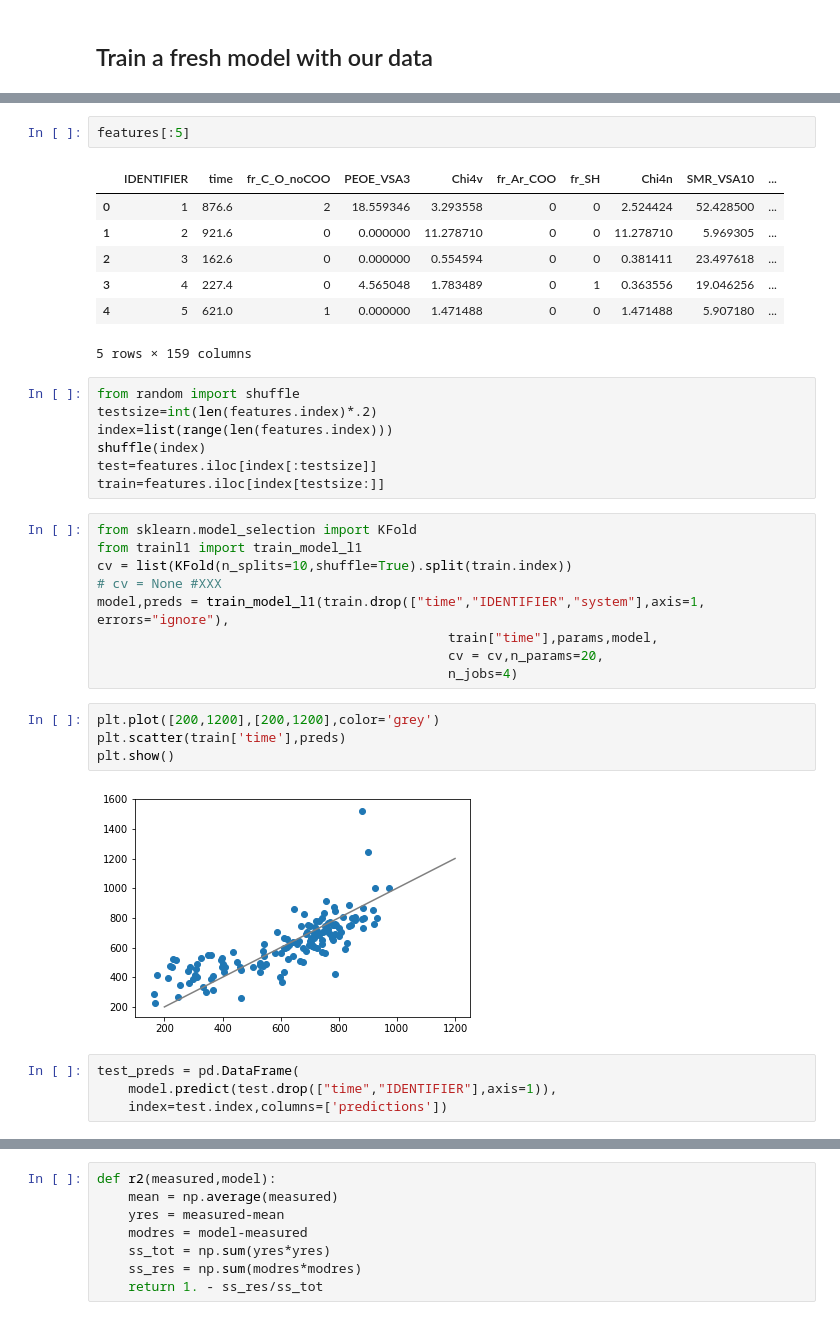
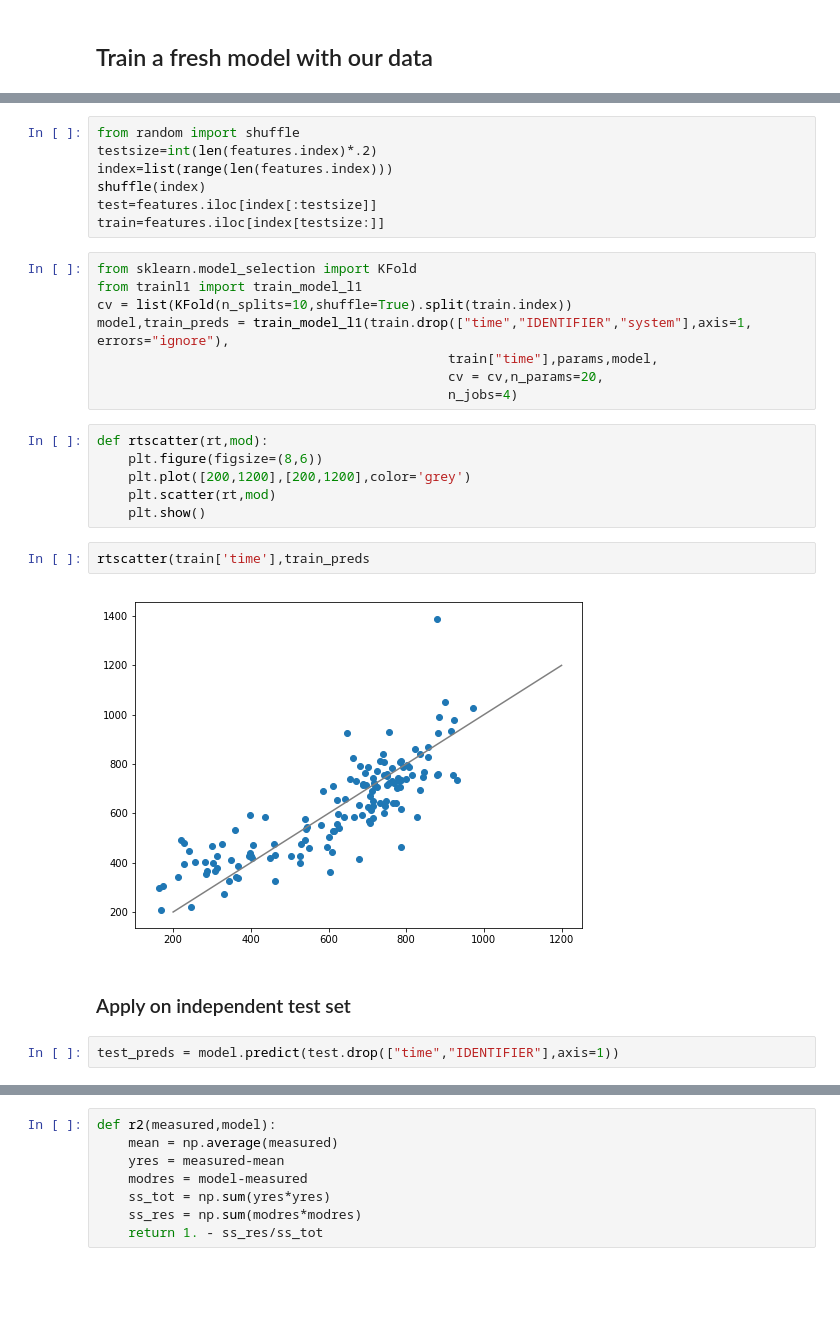
Before and after one commit to RECETOX/CALLC, a Jupyter notebook: sitola_9-21/callc.ipynb, the cells around one changed output, grey strips where cells are left out. Drawn from its saved outputs; the diff is of its cells as text; blank space fills up the shorter version.

```diff
--- a/sitola_9-21/callc.ipynb
+++ b/sitola_9-21/callc.ipynb
@@ -55,16 +64,6 @@ features = pd.read_csv(featf)[featn]
 features.shape
 # %% [output]
 (175, 159)
-# %%
-features[:5]
-# %% [output]
-|  | IDENTIFIER | time | fr_C_O_noCOO | PEOE_VSA3 | Chi4v | fr_Ar_COO | fr_SH | Chi4n | SMR_VSA10 | ... |
-| 0 | 1 | 876.6 | 2 | 18.559346 | 3.293558 | 0 | 0 | 2.524424 | 52.428500 | ... |
-| 1 | 2 | 921.6 | 0 | 0.000000 | 11.278710 | 0 | 0 | 11.278710 | 5.969305 | ... |
-| 2 | 3 | 162.6 | 0 | 0.000000 | 0.554594 | 0 | 0 | 0.381411 | 23.497618 | ... |
-| 3 | 4 | 227.4 | 0 | 4.565048 | 1.783489 | 0 | 1 | 0.363556 | 19.046256 | ... |
-| 4 | 5 | 621.0 | 1 | 0.000000 | 1.471488 | 0 | 0 | 1.471488 | 5.907180 | ... |
-5 rows × 159 columns
 # %%
 from random import shuffle
 testsize=int(len(features.index)*.2)
@@ -76,18 +75,21 @@ train=features.iloc[index[testsize:]]
 from sklearn.model_selection import KFold
 from trainl1 import train_model_l1
 cv = list(KFold(n_splits=10,shuffle=True).split(train.index))
-# cv = None #XXX
-model,preds = train_model_l1(train.drop(["time","IDENTIFIER","system"],axis=1, errors="ignore"),
+model,train_preds = train_model_l1(train.drop(["time","IDENTIFIER","system"],axis=1, errors="ignore"),
                                              train["time"],params,model,
                                              cv = cv,n_params=20,
                                              n_jobs=4)
 # %%
-plt.plot([200,1200],[200,1200],color='grey')
-plt.scatter(train['time'],preds)
-plt.show()
+def rtscatter(rt,mod):
+    plt.figure(figsize=(8,6))
+    plt.plot([200,1200],[200,1200],color='grey')
+    plt.scatter(rt,mod)
+    plt.show()
-# %% [output]
-[figure, removed]
+# %%
+rtscatter(train['time'],train_preds
+# %% [output]
+[figure, added]
+# %% [markdown]
+### Apply on independent test set
 # %%
-test_preds = pd.DataFrame(
-    model.predict(test.drop(["time","IDENTIFIER"],axis=1)),
-    index=test.index,columns=['predictions'])
+test_preds = model.predict(test.drop(["time","IDENTIFIER"],axis=1))
```
Also changed, not shown: parts of 24 cells of this notebook, 2 other files.
